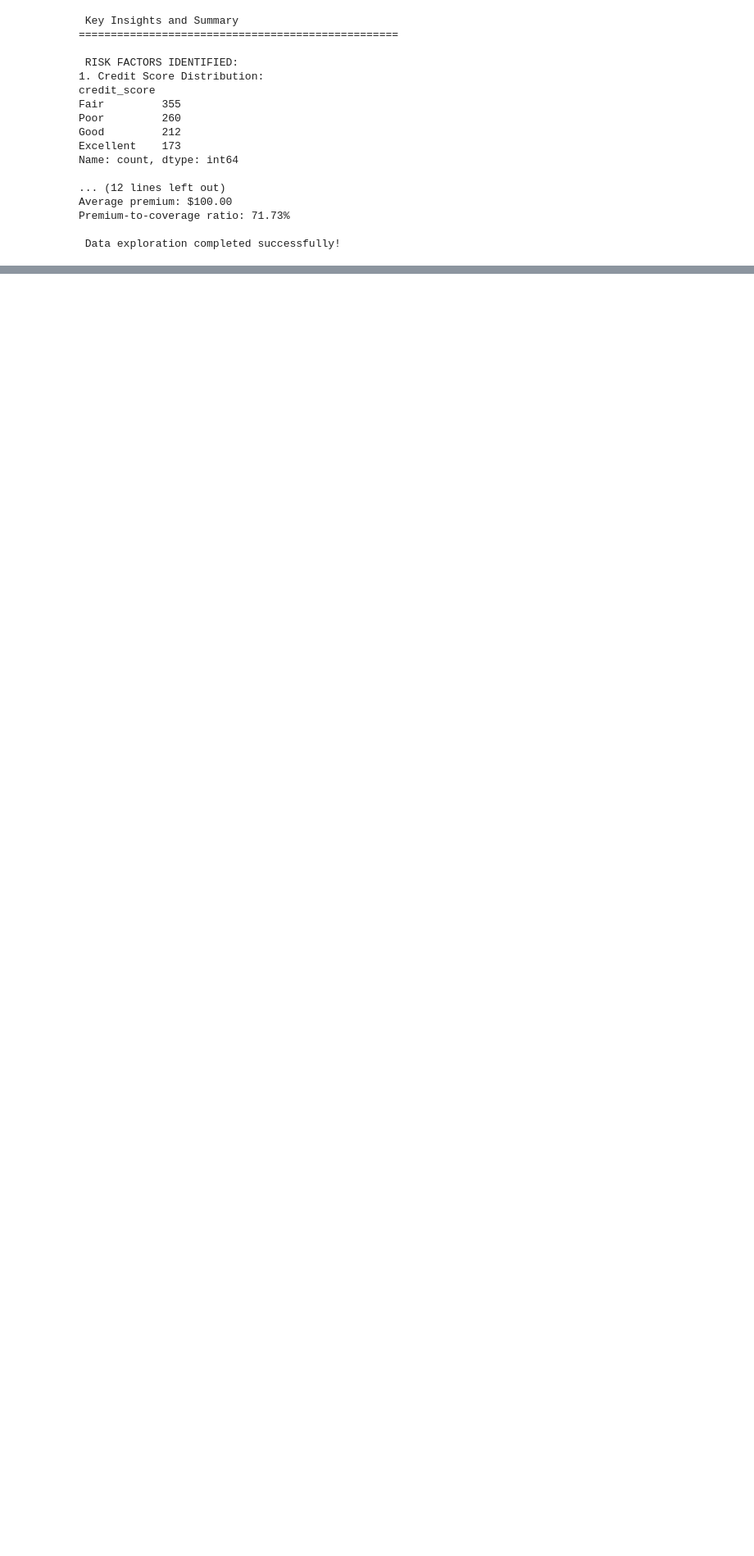
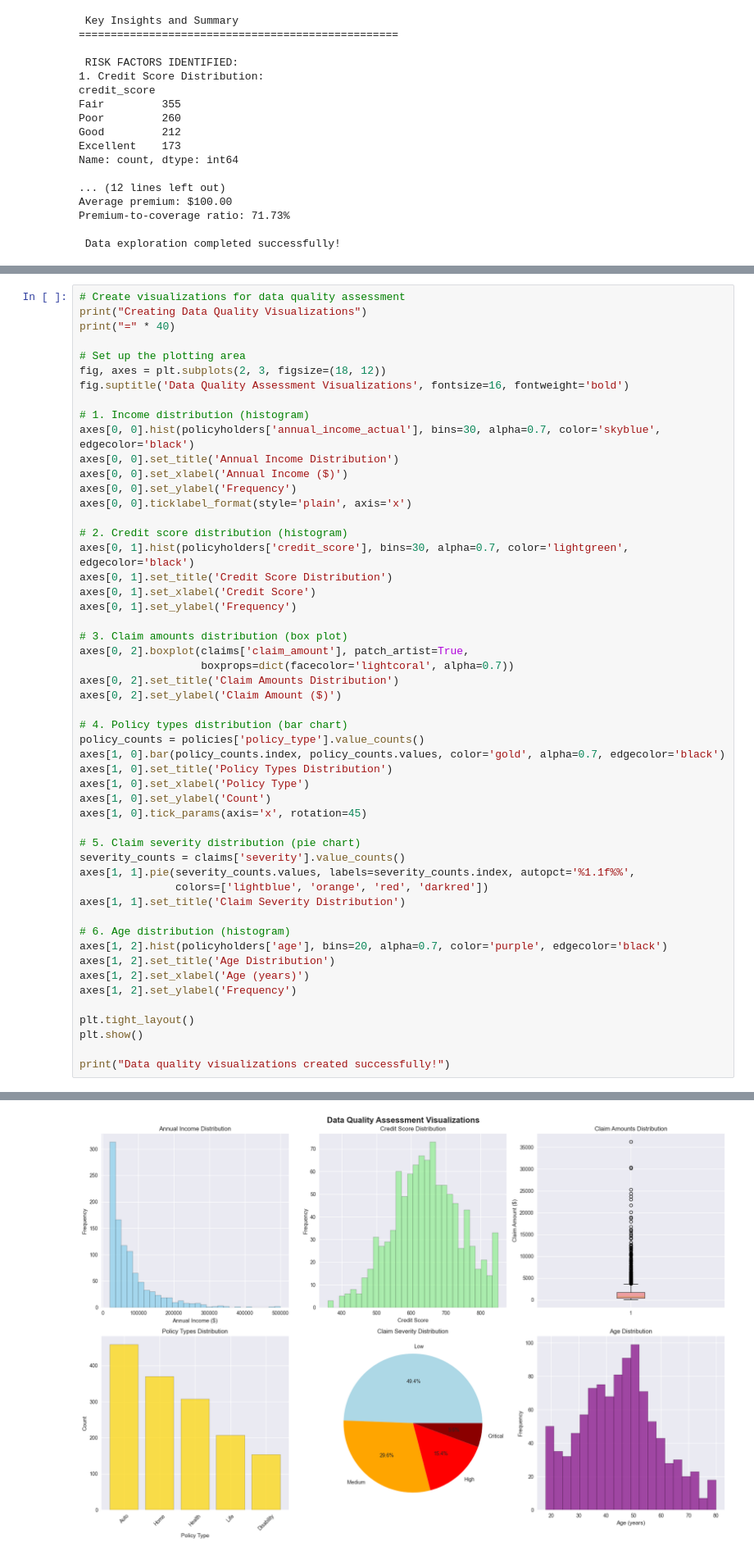
Before and after one commit to ghsaberr/agentic-underwriting-assistant, a Jupyter notebook: notebooks/agentic-underwriting-assistant.ipynb, the cells around one changed output, grey strips where cells are left out. Shown: that part at 82% size. Cells and saved outputs as stored; diff of their text form; blank space fills up the shorter version.

Commit message:
data cleaning

```diff
--- a/notebooks/agentic-underwriting-assistant.ipynb
+++ b/notebooks/agentic-underwriting-assistant.ipynb
@@ -452,0 +665,53 @@ Premium-to-coverage ratio: 71.73%
+# %%
+# Create visualizations for data quality assessment
+print("Creating Data Quality Visualizations")
+print("=" * 40)
+
+# Set up the plotting area
+fig, axes = plt.subplots(2, 3, figsize=(18, 12))
+fig.suptitle('Data Quality Assessment Visualizations', fontsize=16, fontweight='bold')
+
+# 1. Income distribution (histogram)
+axes[0, 0].hist(policyholders['annual_income_actual'], bins=30, alpha=0.7, color='skyblue', edgecolor='black')
+axes[0, 0].set_title('Annual Income Distribution')
+axes[0, 0].set_xlabel('Annual Income ($)')
+axes[0, 0].set_ylabel('Frequency')
+axes[0, 0].ticklabel_format(style='plain', axis='x')
+
+# 2. Credit score distribution (histogram)
+axes[0, 1].hist(policyholders['credit_score'], bins=30, alpha=0.7, color='lightgreen', edgecolor='black')
+axes[0, 1].set_title('Credit Score Distribution')
+axes[0, 1].set_xlabel('Credit Score')
+axes[0, 1].set_ylabel('Frequency')
+
+# 3. Claim amounts distribution (box plot)
+axes[0, 2].boxplot(claims['claim_amount'], patch_artist=True,
+                   boxprops=dict(facecolor='lightcoral', alpha=0.7))
+axes[0, 2].set_title('Claim Amounts Distribution')
+axes[0, 2].set_ylabel('Claim Amount ($)')
+
+# 4. Policy types distribution (bar chart)
+policy_counts = policies['policy_type'].value_counts()
+axes[1, 0].bar(policy_counts.index, policy_counts.values, color='gold', alpha=0.7, edgecolor='black')
+axes[1, 0].set_title('Policy Types Distribution')
+axes[1, 0].set_xlabel('Policy Type')
+axes[1, 0].set_ylabel('Count')
+axes[1, 0].tick_params(axis='x', rotation=45)
+
+# 5. Claim severity distribution (pie chart)
+severity_counts = claims['severity'].value_counts()
+axes[1, 1].pie(severity_counts.values, labels=severity_counts.index, autopct='%1.1f%%',
+               colors=['lightblue', 'orange', 'red', 'darkred'])
+axes[1, 1].set_title('Claim Severity Distribution')
+
+# 6. Age distribution (histogram)
+axes[1, 2].hist(policyholders['age'], bins=20, alpha=0.7, color='purple', edgecolor='black')
+axes[1, 2].set_title('Age Distribution')
+axes[1, 2].set_xlabel('Age (years)')
+axes[1, 2].set_ylabel('Frequency')
+
+plt.tight_layout()
+plt.show()
+
+print("Data quality visualizations created successfully!")
+# %% [output]
@@ -452,0 +720 @@ Premium-to-coverage ratio: 71.73%
+[figure, added]
```
Also changed, not shown: parts of 20 cells of this notebook.
